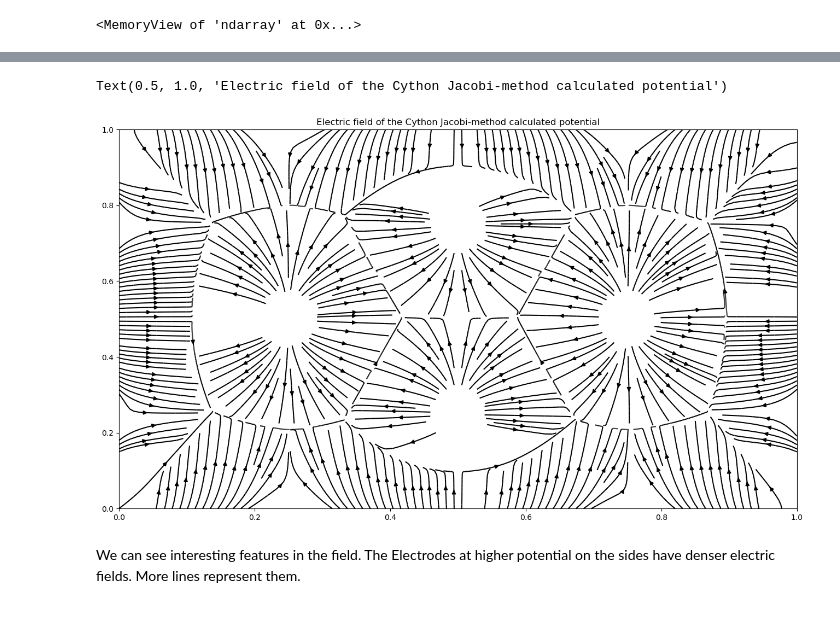
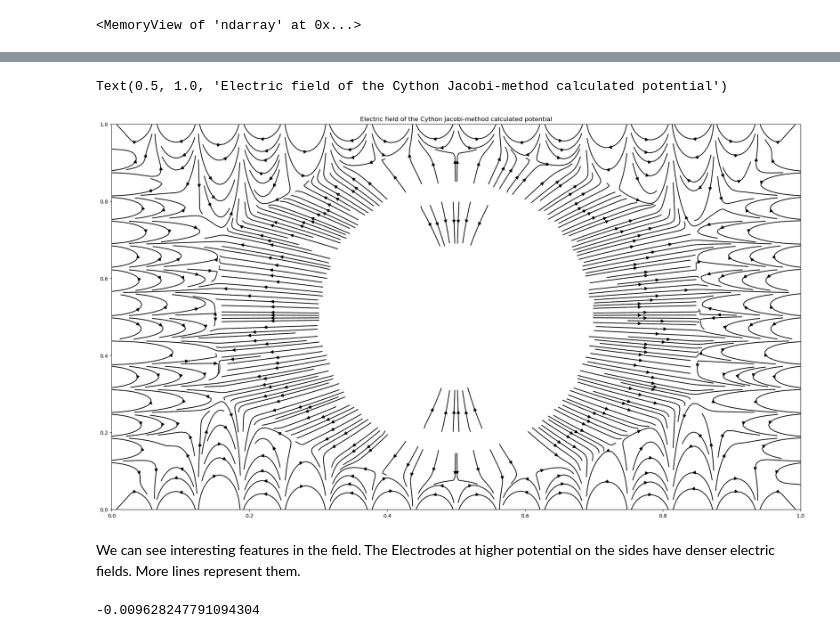
Before and after one commit to dcthecook/electrodynamics, a Jupyter notebook: CYTHON_Jacobi_Multiprocessed.ipynb, the cells around one changed output, grey strips where cells are left out. Cells and saved outputs as stored; diff of their text form; code cells hidden in the pictures.

```diff
--- a/CYTHON_Jacobi_Multiprocessed.ipynb
+++ b/CYTHON_Jacobi_Multiprocessed.ipynb
@@ -119,12 +133,12 @@ for i in range(potential.shape[0]):
 # %%
+#more interesting boundaries
+testside = np.linspace(0.0, 8*np.pi, num=2160)
+testup = np.linspace(0.0, 8*np.pi, num=3840)
 
-testside = np.linspace(0.0, 2*np.pi, num=2160)
-testup = np.linspace(0.0, 2*np.pi, num=3840)
-
-potential[:,0]=5*(np.cos(2*testside) + 1.0)
-potential[:,-1]=5*(np.cos(2*testside) + 1.0)
-potential[0,:]=5*(np.cos(2*testup) + 1.0)
-potential[-1,:]=5*(np.cos(2*testup) + 1.0)
+potential[:,0]=35*(np.cos(2*testside))
+potential[:,-1]=35*(np.cos(2*testside))
+potential[0,:]=35*(np.cos(2*testup))
+potential[-1,:]=35*(np.cos(2*testup))
 # %%
 #Great success in edition those boundaries
 potential[0,:]
@@ -145,6 +148,6 @@ display(potential*25)
 # %%
 %%time
-iterations = 6000
-error = 0.1
+iterations = 10000
+error = 0.3
 A = Jacobi_fx(potential, mask, iterations, error)
 # %% [output]
@@ -186,13 +178,17 @@ import matplotlib.pyplot as plt
 dy, dx = np.gradient(A[0])
 xv, yv = np.meshgrid(np.linspace(0, 1, 3840), np.linspace(0, 1, 2160))
 # %%
-plt.figure(figsize = (16, 9))
-plt.streamplot(xv, yv, -dx, -dy, density=3, color='black')
+plt.figure(figsize = (24, 13.5))
+plt.streamplot(xv, yv, -dx, -dy, density=4, color='black', arrowstyle='simple')
 #yes they have to be -dx -dy don't ask me why as numpy ^-^
 plt.title("Electric field of the Cython Jacobi-method calculated potential")
 #field lines flow from the positive potential to negative
 # %% [output]
 Text(0.5, 1.0, 'Electric field of the Cython Jacobi-method calculated potential')
-[figure, old version]
+[figure, new version]
 # %% [markdown]
 We can see interesting features in the field. The Electrodes at higher potential on the sides have denser electric fields. More lines represent them.
+# %%
+A[0][300,300]
+# %% [output]
+-0.009628247791094304
```
Also changed, not shown: parts of 21 cells of this notebook.
